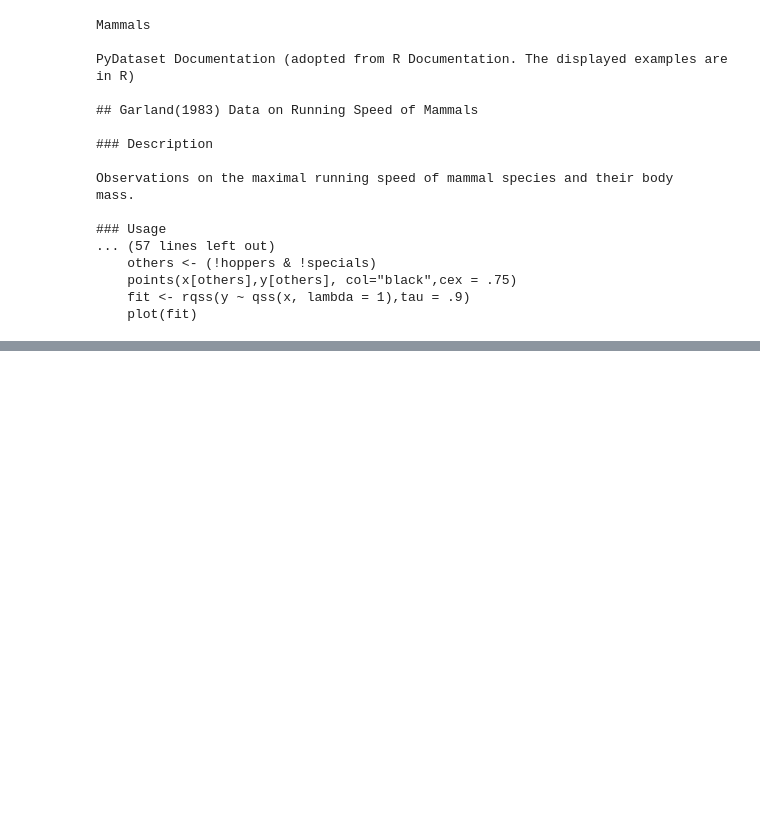
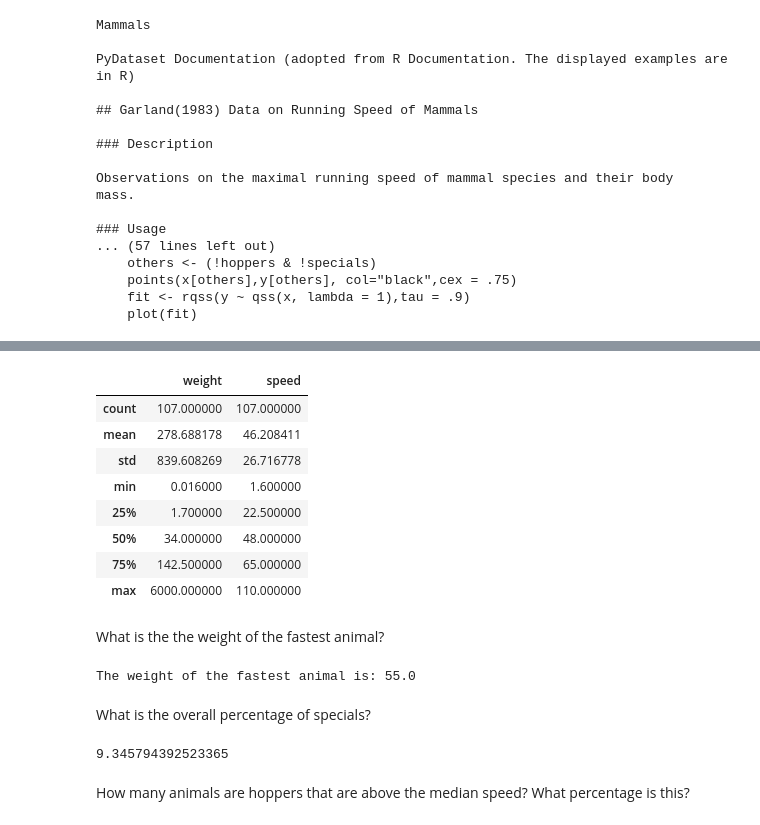
Before and after one commit to jesse-d-marder/numpy-pandas-visualization-exercises, a Jupyter notebook: dataframes.ipynb, the cells around one changed output, grey strips where cells are left out. Drawn from its saved outputs; the diff is of its cells as text; code cells hidden in the pictures; blank space fills up the shorter version.

```diff
--- a/dataframes.ipynb
+++ b/dataframes.ipynb
@@ -323,0 +349,26 @@ How many animals are hoppers that are above the median speed? What percentage is
+# %%
+mammals.describe()
+# %% [output]
+|  | weight | speed |
+| count | 107.000000 | 107.000000 |
+| mean | 278.688178 | 46.208411 |
+| std | 839.608269 | 26.716778 |
+| min | 0.016000 | 1.600000 |
+| 25% | 1.700000 | 22.500000 |
+| 50% | 34.000000 | 48.000000 |
+| 75% | 142.500000 | 65.000000 |
+| max | 6000.000000 | 110.000000 |
+# %% [markdown]
+What is the the weight of the fastest animal?
+# %%
+print(f"The weight of the fastest animal is: {mammals[mammals.speed == max(mammals.speed)].weight.array[0]}")
+# %% [output]
+The weight of the fastest animal is: 55.0
+# %% [markdown]
+What is the overall percentage of specials?
+# %%
+100*sum(mammals.specials)/len(mammals)
+# %% [output]
+9.345794392523365
+# %% [markdown]
+How many animals are hoppers that are above the median speed? What percentage is this?
```
Also changed, not shown: parts of 10 cells of this notebook.
